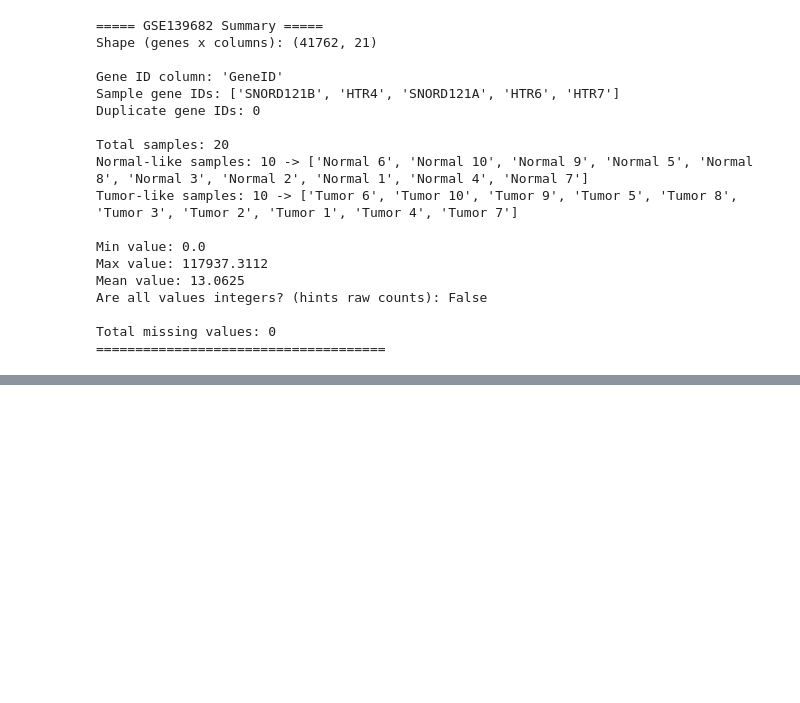
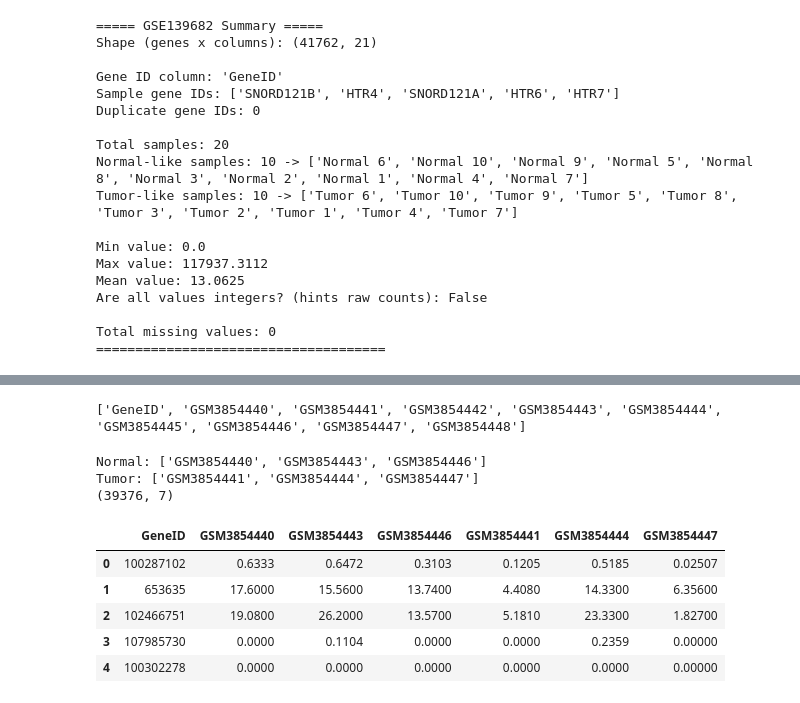
Before and after one commit to DhimanTarafdar/gallbladder_cancer_research, a Jupyter notebook: Gallbladder_Cancer_Research.ipynb, the cells around one changed output, grey strips where cells are left out. Saved outputs shown, nothing was run; the diff lists cells and outputs as text; code cells hidden in the pictures; blank space fills up the shorter version.

```diff
--- a/Gallbladder_Cancer_Research.ipynb
+++ b/Gallbladder_Cancer_Research.ipynb
@@ -193,0 +589,25 @@ Total missing values: 0
+# %%
+df_13223 = pd.read_csv('GSE132223_norm_counts_TPM_GRCh38.p13_NCBI.tsv', sep='\t')  # তোমার আসল filename বসাও
+print(df_13223.columns.tolist())
+# %% [output]
+['GeneID', 'GSM3854440', 'GSM3854441', 'GSM3854442', 'GSM3854443', 'GSM3854444', 'GSM3854445', 'GSM3854446', 'GSM3854447', 'GSM3854448']
+# %%
+normal_samples_13223 = [k for k, v in label_map_13223.items() if v == 'normal']
+tumor_samples_13223  = [k for k, v in label_map_13223.items() if v == 'tumor']
+
+print("Normal:", normal_samples_13223)
+print("Tumor:", tumor_samples_13223)
+
+df_13223_subset = df_13223[['GeneID'] + normal_samples_13223 + tumor_samples_13223]
+print(df_13223_subset.shape)   # expect: (39376, 7) -> GeneID + 3 normal + 3 tumor
+df_13223_subset.head()
+# %% [output]
+Normal: ['GSM3854440', 'GSM3854443', 'GSM3854446']
+Tumor: ['GSM3854441', 'GSM3854444', 'GSM3854447']
+(39376, 7)
+|  | GeneID | GSM3854440 | GSM3854443 | GSM3854446 | GSM3854441 | GSM3854444 | GSM3854447 |
+| 0 | 100287102 | 0.6333 | 0.6472 | 0.3103 | 0.1205 | 0.5185 | 0.02507 |
+| 1 | 653635 | 17.6000 | 15.5600 | 13.7400 | 4.4080 | 14.3300 | 6.35600 |
+| 2 | 102466751 | 19.0800 | 26.2000 | 13.5700 | 5.1810 | 23.3300 | 1.82700 |
+| 3 | 107985730 | 0.0000 | 0.1104 | 0.0000 | 0.0000 | 0.2359 | 0.00000 |
+| 4 | 100302278 | 0.0000 | 0.0000 | 0.0000 | 0.0000 | 0.0000 | 0.00000 |
```
Also changed, not shown: parts of 22 cells of this notebook.
